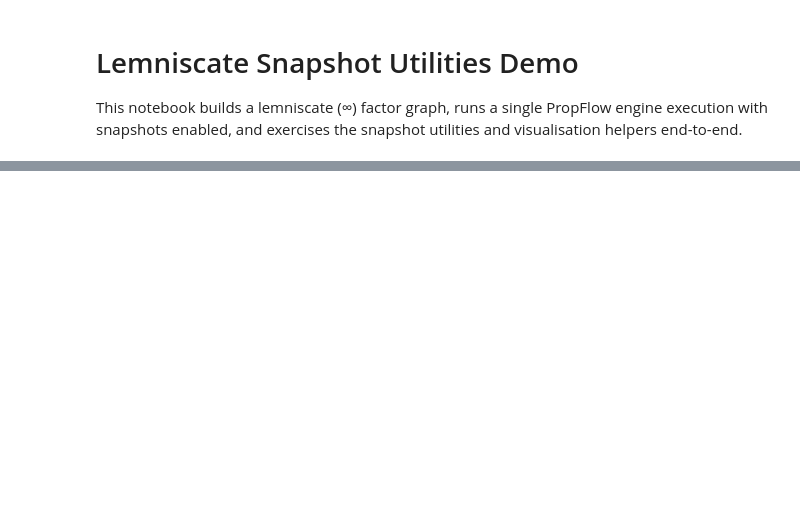
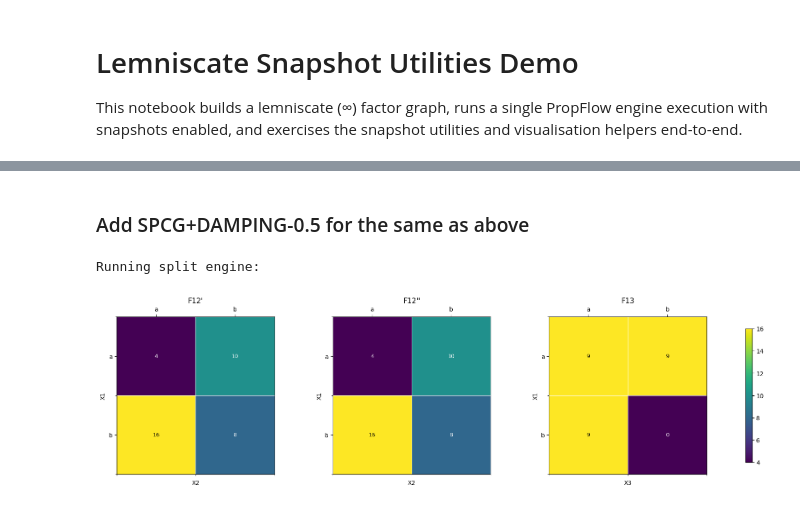
Before and after one commit to OrMullerHahitti/Belief-Propagation-Simulator, a Jupyter notebook: notebooks/split_test.ipynb, the cells around one changed output, grey strips where cells are left out. Drawn from its saved outputs; the diff is of its cells as text; code cells hidden in the pictures; blank space fills up the shorter version.

```diff
--- a/notebooks/split_test.ipynb
+++ b/notebooks/split_test.ipynb
@@ -121,32 +94,26 @@ winners are: {'X1': 0, 'X2': 1, 'X3': 1}
+# %% [markdown]
+### Add SPCG+DAMPING-0.5 for the same as above
 # %%
-import pickle
-from propflow.bp.engines import SplitEngine , DampingSCFGEngine
-from propflow.configs.global_config_mapping import CTFactories
+
+from propflow.snapshots.types import EngineSnapshot
+
+engine_split_d = DampingEngine(
+    damping_factor=0.5,
+    factor_graph=graph_split,
+    use_bct_history=True,
+)
 
 
-r_fg = FGBuilder.build_random_graph(
-    num_vars = 100,
-    domain_size=20,
-    ct_factory=CTFactories.UNIFORM,
-    ct_params= {"low": 20, "high": 200},
-    density=0.7
-    )
-#r_fg.visualize(pretty=True)
-r_engine = BPEngine(
-    factor_graph=r_fg)
-r_engine.run(max_iter=50)
-r_viz = SnapshotVisualizer(r_engine.snapshots)
-#r_viz.plot_argmin_per_variable(layout = "combined")
-r_viz.plot_assignment_heatmap()
-split_engine = SplitEngine(factor_graph = pickle.loads(pickle.dumps(r_fg)))
-split_engine.run(max_iter=50)
+engine_split = BPEngine(
+    factor_graph=graph_split,
+    use_bct_history=True,
+)
+print("Running split engine:")
+for i in range(12):
+    engine_split_d.step(i)
 
-damping_split_engine = DampingSCFGEngine(factor_graph = pickle.loads(pickle.dumps(r_fg)), damping_factor = 0.9)
-
-split_viz = SnapshotVisualizer(split_engine.snapshots)
-#split_viz.plot_argmin_per_variable(layout = "combined")
-split_viz.plot_assignment_heatmap()
-damping_split_engine.run(max_iter=50)
-damping_split_viz = SnapshotVisualizer(damping_split_engine.snapshots)
-#damping_split_viz.plot_argmin_per_variable(layout = "combined")
-damping_split_viz.plot_assignment_heatmap()
+viz_damp = SnapshotVisualizer(engine_split_d.snapshots)
+viz_damp.plot_cost_tables(show=False)
+# %% [output]
+Running split engine:
+[figure, added]
```
Also changed, not shown: parts of 7 cells of this notebook, 7 other files.
